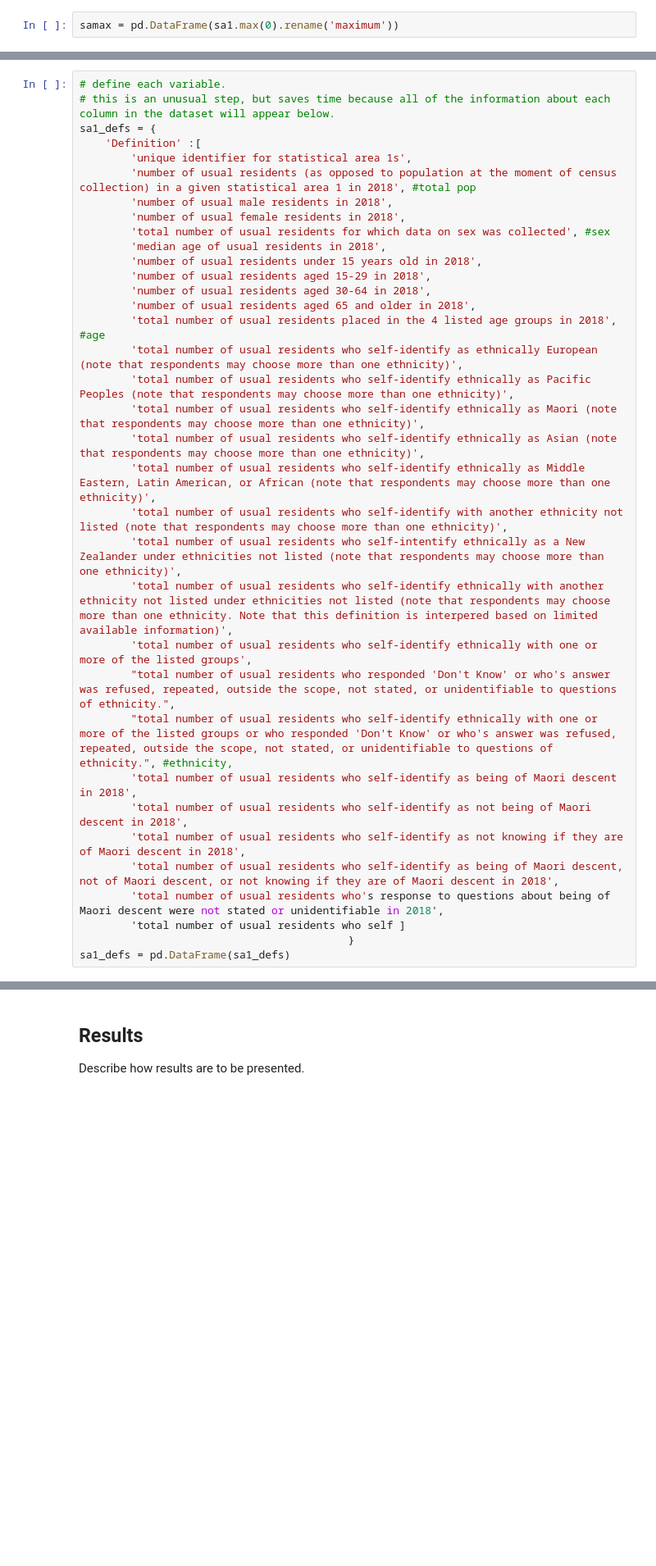
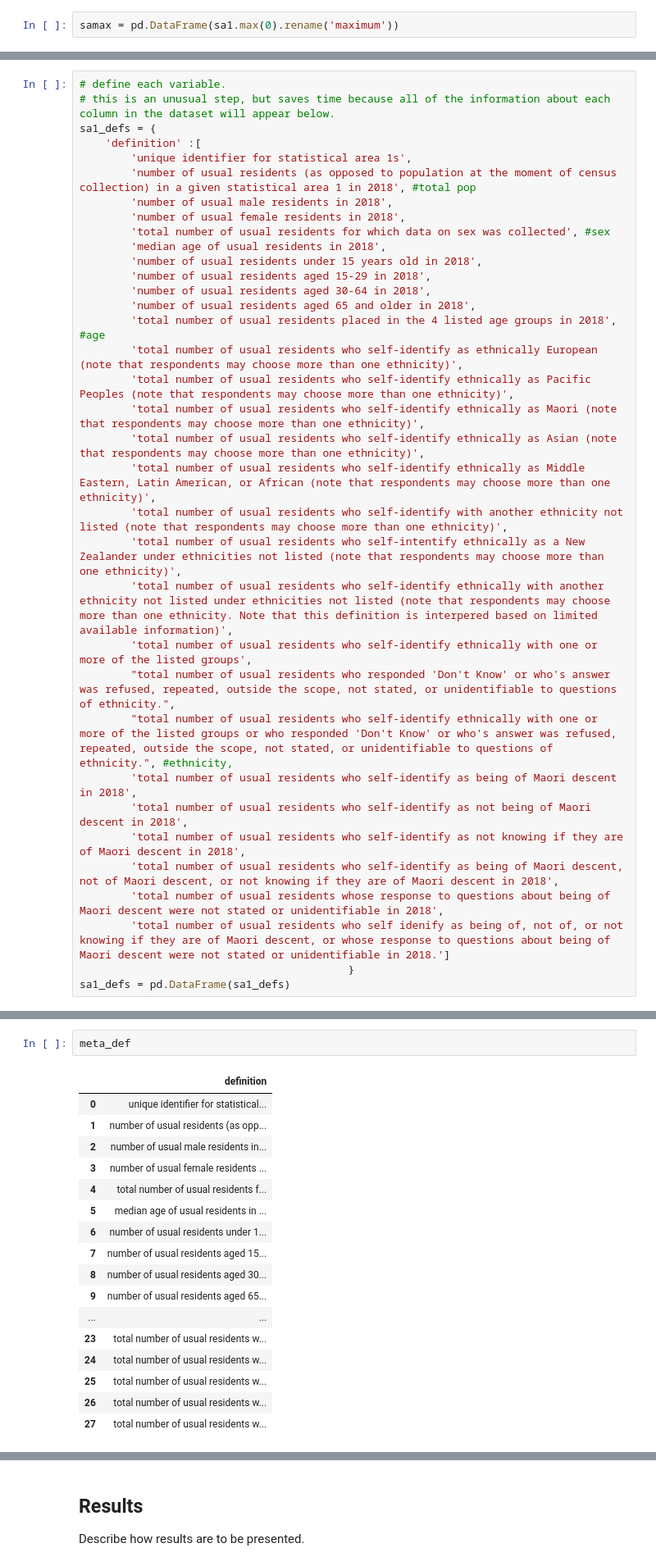
Before and after one commit to gsokolow/Flooding-and-Healthcare-2024, a Jupyter notebook: procedure/code/01-Jupyter_notebook.ipynb, the cells around one changed output, grey strips where cells are left out. Shown: that part at 82% size. Cells and saved outputs as stored; diff of their text form; blank space fills up the shorter version.

```diff
--- a/procedure/code/01-Jupyter_notebook.ipynb
+++ b/procedure/code/01-Jupyter_notebook.ipynb
@@ -233,7 +198,7 @@ sa1_defs = pd.DataFrame([sa1_defs])
 # define each variable.
 # this is an unusual step, but saves time because all of the information about each column in the dataset will appear below.
 sa1_defs = {
-    'Definition' :[
+    'definition' :[
         'unique identifier for statistical area 1s',
         'number of usual residents (as opposed to population at the moment of census collection) in a given statistical area 1 in 2018', #total pop
         'number of usual male residents in 2018',
@@ -260,7 +225,7 @@ sa1_defs = {
         'total number of usual residents who self-identify as not being of Maori descent in 2018',
         'total number of usual residents who self-identify as not knowing if they are of Maori descent in 2018',
         'total number of usual residents who self-identify as being of Maori descent, not of Maori descent, or not knowing if they are of Maori descent in 2018',
-        'total number of usual residents who's response to questions about being of Maori descent were not stated or unidentifiable in 2018',
-        'total number of usual residents who self ]
+        'total number of usual residents whose response to questions about being of Maori descent were not stated or unidentifiable in 2018',
+        'total number of usual residents who self idenify as being of, not of, or not knowing if they are of Maori descent, or whose response to questions about being of Maori descent were not stated or unidentifiable in 2018.']
                                           }
 sa1_defs = pd.DataFrame(sa1_defs)
@@ -274,0 +251,20 @@ meta = meta.join(sa1_defs)
+# %%
+meta_def
+# %% [output]
+|  | definition |
+| 0 | unique identifier for statistical... |
+| 1 | number of usual residents (as opp... |
+| 2 | number of usual male residents in... |
+| 3 | number of usual female residents ... |
+| 4 | total number of usual residents f... |
+| 5 | median age of usual residents in ... |
+| 6 | number of usual residents under 1... |
+| 7 | number of usual residents aged 15... |
+| 8 | number of usual residents aged 30... |
+| 9 | number of usual residents aged 65... |
+| ... | ... |
+| 23 | total number of usual residents w... |
+| 24 | total number of usual residents w... |
+| 25 | total number of usual residents w... |
+| 26 | total number of usual residents w... |
+| 27 | total number of usual residents w... |
```
Also changed, not shown: parts of 11 cells of this notebook.
